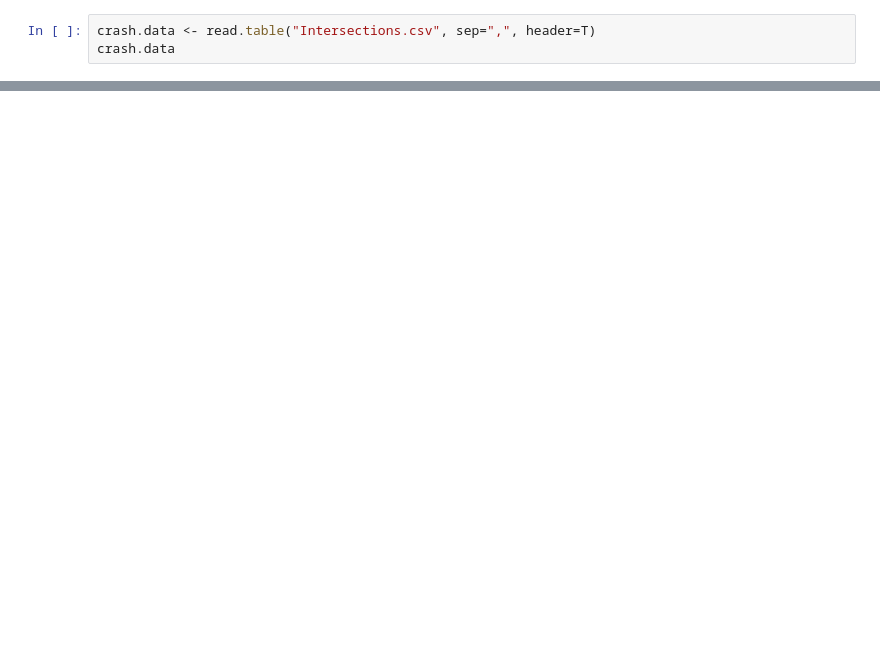
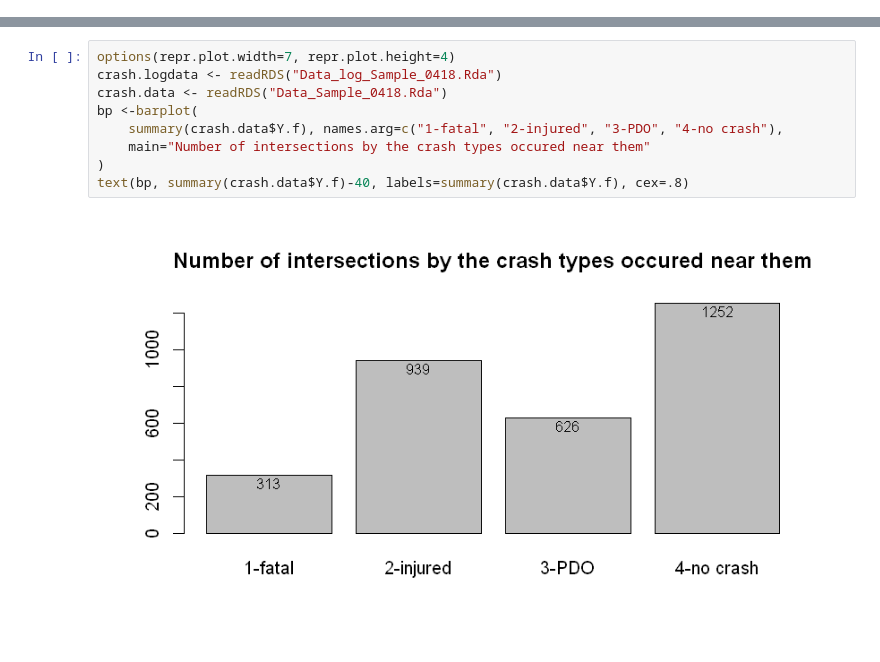
Before and after one commit to ChangjieChen/IntersectionCrashAnalysis, a Jupyter notebook: intersection_crash_analysis.ipynb, the cells around one changed output, grey strips where cells are left out. Drawn from its saved outputs; the diff is of its cells as text; blank space fills up the shorter version.

```diff
--- a/intersection_crash_analysis.ipynb
+++ b/intersection_crash_analysis.ipynb
@@ -1,3 +0,0 @@
-# %%
-crash.data <- read.table("Intersections.csv", sep=",", header=T)
-crash.data
@@ -28,0 +11,11 @@ hist(crash.data$CRASH_HE_SE, breaks="scott")
+# %%
+options(repr.plot.width=7, repr.plot.height=4)
+crash.logdata <- readRDS("Data_log_Sample_0418.Rda")
+crash.data <- readRDS("Data_Sample_0418.Rda")
+bp <-barplot(
+    summary(crash.data$Y.f), names.arg=c("1-fatal", "2-injured", "3-PDO", "4-no crash"),
+    main="Number of intersections by the crash types occured near them"
+)
+text(bp, summary(crash.data$Y.f)-40, labels=summary(crash.data$Y.f), cex=.8)
+# %% [output]
+[figure, added]
```
Also changed, not shown: parts of 26 cells of this notebook.
